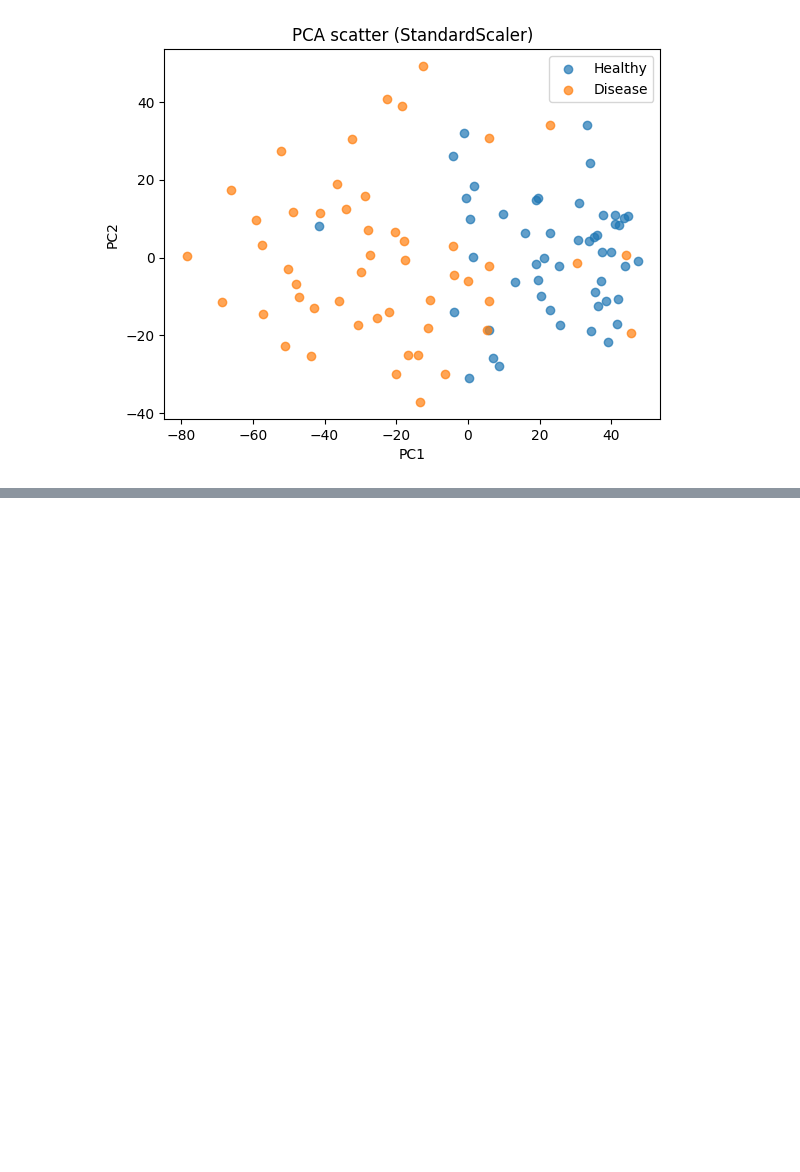
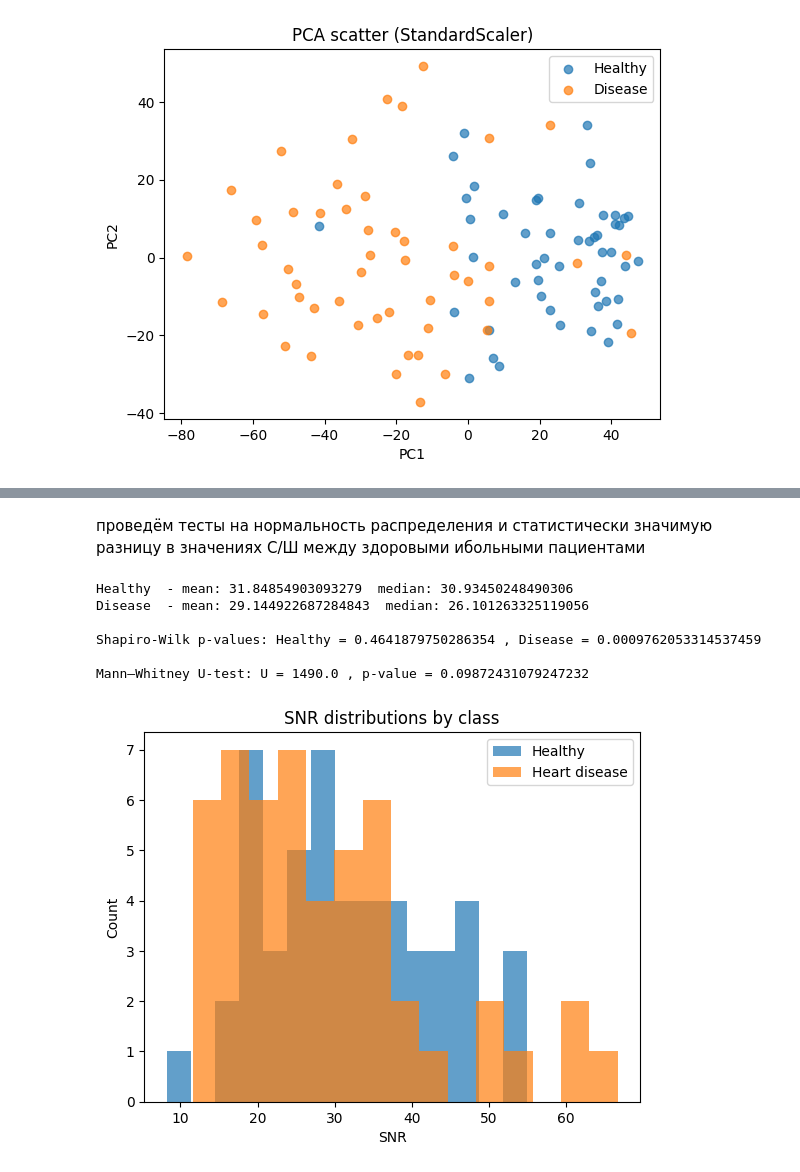
Before and after one commit to nstk24/diplomist, a Jupyter notebook: первый.ipynb, the cells around one changed output, grey strips where cells are left out. Drawn from its saved outputs; the diff is of its cells as text; code cells hidden in the pictures; blank space fills up the shorter version.

```diff
--- a/первый.ipynb
+++ b/первый.ipynb
@@ -66,0 +102,38 @@ plt.show()
+# %% [markdown]
+проведём тесты на нормальность распределения и статистически значимую разницу в значениях С/Ш между здоровыми ибольными пациентами
+# %%
+import numpy as np
+from scipy import stats
+import matplotlib.pyplot as plt
+
+# Разделяем SNR по классам
+snr_healthy = snr[y == 0]
+snr_disease = snr[y == 1]
+
+# Быстрая статистика
+print("Healthy  - mean:", np.mean(snr_healthy), " median:", np.median(snr_healthy))
+print("Disease  - mean:", np.mean(snr_disease), " median:", np.median(snr_disease))
+
+# Тест на нормальность (Shapiro-Wilk)
+sh_healthy = stats.shapiro(snr_healthy)
+sh_disease = stats.shapiro(snr_disease)
+print("\nShapiro-Wilk p-values: Healthy =", sh_healthy.pvalue, ", Disease =", sh_disease.pvalue)
+
+# Тест на равенство распределений (Mann–Whitney U)
+u_test = stats.mannwhitneyu(snr_healthy, snr_disease, alternative="two-sided")
+print("\nMann–Whitney U-test: U =", u_test.statistic, ", p-value =", u_test.pvalue)
+
+# Визуализация — гистограммы
+plt.hist(snr_healthy, bins=15, alpha=0.7, label="Healthy")
+plt.hist(snr_disease, bins=15, alpha=0.7, label="Heart disease")
+plt.xlabel("SNR"); plt.ylabel("Count")
+plt.legend(); plt.title("SNR distributions by class")
+plt.show()
+# %% [output]
+Healthy  - mean: 31.84854903093279  median: 30.93450248490306
+Disease  - mean: 29.144922687284843  median: 26.101263325119056
+
+Shapiro-Wilk p-values: Healthy = 0.4641879750286354 , Disease = 0.0009762053314537459
+
+Mann–Whitney U-test: U = 1490.0 , p-value = 0.09872431079247232
+[figure, added]
```
Also changed, not shown: parts of 7 cells of this notebook, 3 other files.
